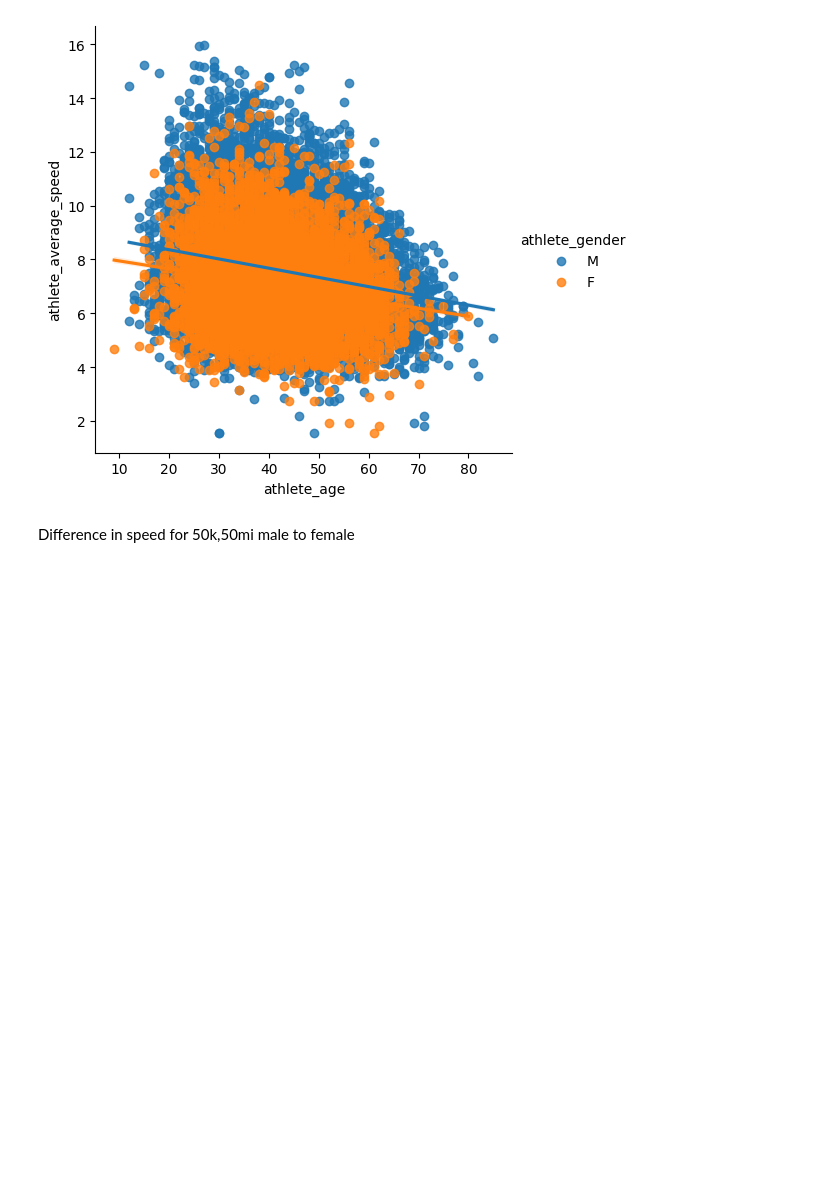
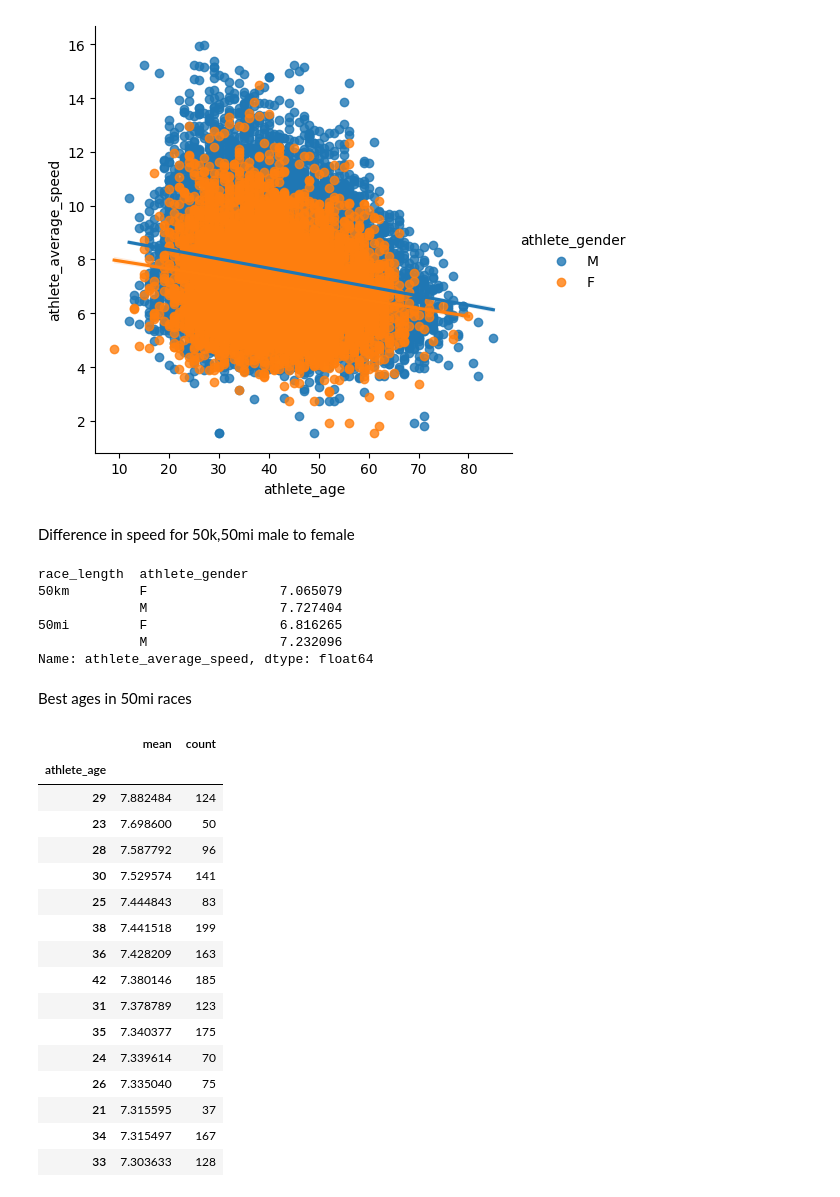
Before and after one commit to 1aurence/marathon-analysis, a Jupyter notebook: main.ipynb, the cells around one changed output. Saved outputs shown, nothing was run; the diff lists cells and outputs as text; code cells hidden in the pictures; blank space fills up the shorter version.

Commit message:
query updates

```diff
--- a/main.ipynb
+++ b/main.ipynb
@@ -342,3 +350,34 @@ sns.lmplot(data=df3, x='athlete_age', y='athlete_average_speed', hue='athlete_ge
 [figure]
 # %% [markdown]
 Difference in speed for 50k,50mi male to female
+# %%
+df3.groupby(['race_length', 'athlete_gender'])['athlete_average_speed'].mean()
+# %% [output]
+race_length  athlete_gender
+50km         F                 7.065079
+             M                 7.727404
+50mi         F                 6.816265
+             M                 7.232096
+Name: athlete_average_speed, dtype: float64
+# %% [markdown]
+Best ages in 50mi races
+# %%
+df3.query('race_length == "50mi"').groupby('athlete_age')['athlete_average_speed'].agg(['mean', 'count']).sort_values(by='mean', ascending=False).query('count>19').head(15)
+# %% [output]
+|  | mean | count |
+| athlete_age |  |  |
+| 29 | 7.882484 | 124 |
+| 23 | 7.698600 | 50 |
+| 28 | 7.587792 | 96 |
+| 30 | 7.529574 | 141 |
+| 25 | 7.444843 | 83 |
+| 38 | 7.441518 | 199 |
+| 36 | 7.428209 | 163 |
+| 42 | 7.380146 | 185 |
+| 31 | 7.378789 | 123 |
+| 35 | 7.340377 | 175 |
+| 24 | 7.339614 | 70 |
+| 26 | 7.335040 | 75 |
+| 21 | 7.315595 | 37 |
+| 34 | 7.315497 | 167 |
+| 33 | 7.303633 | 128 |
```
Also changed, not shown: parts of 4 cells of this notebook.
